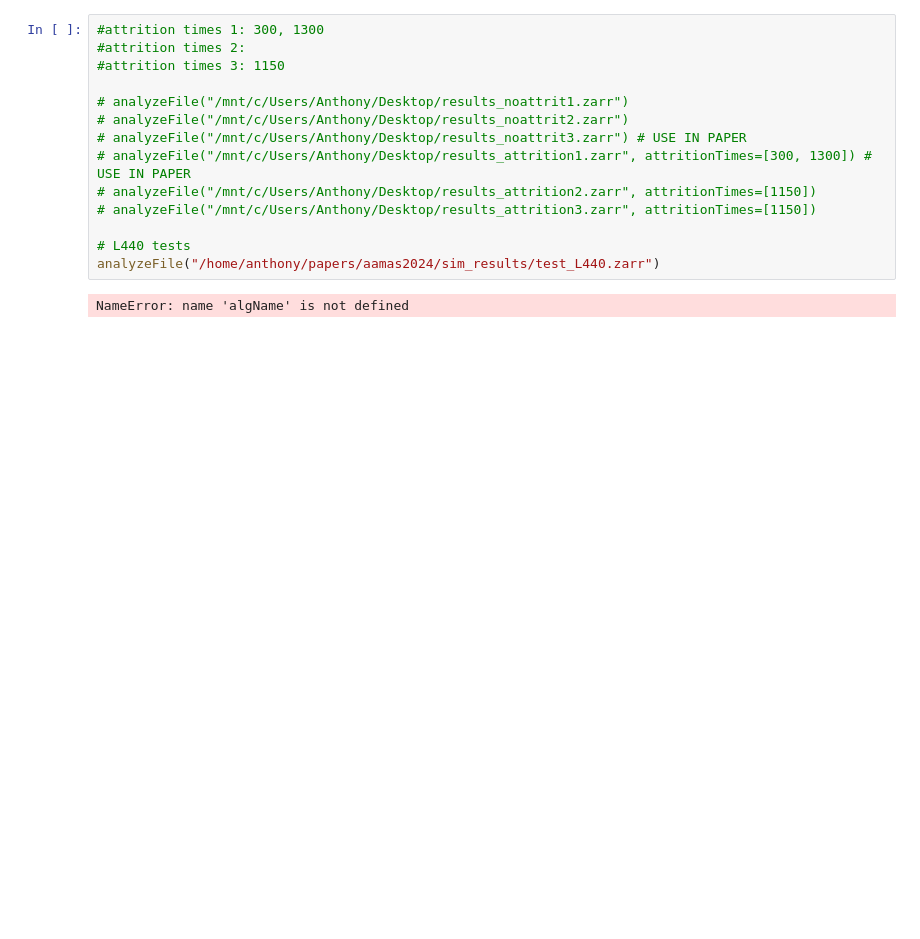
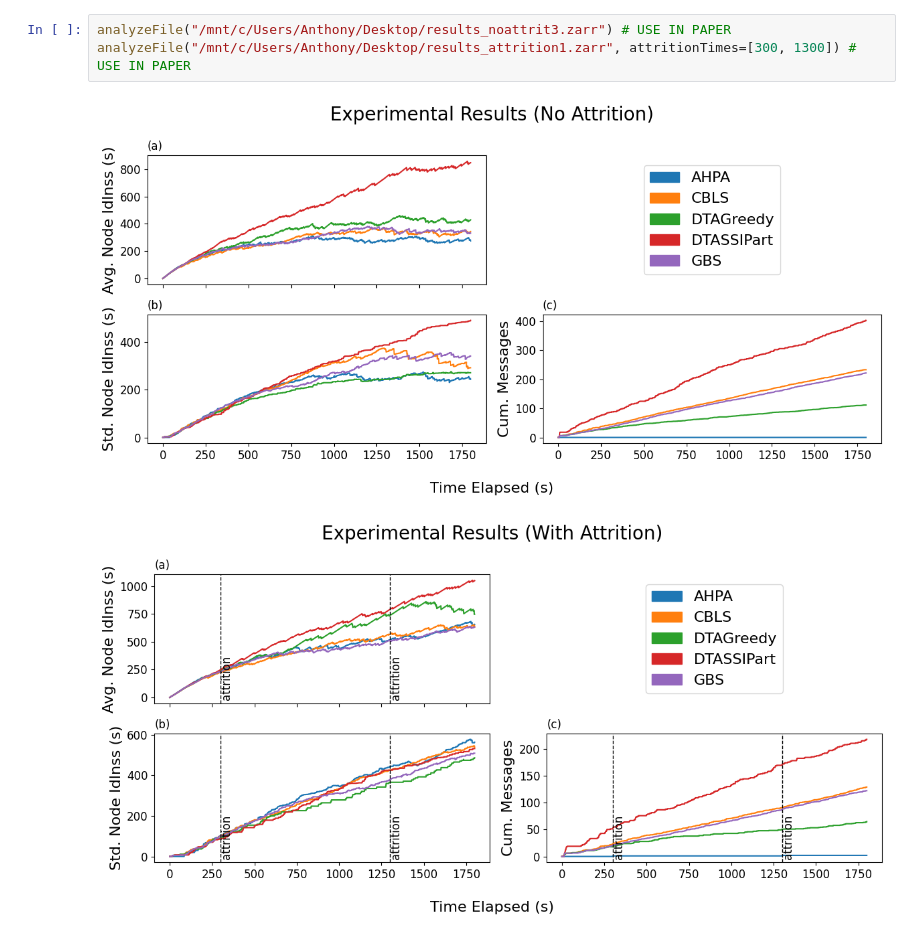
Before and after one commit to NU-IDEAS-Lab/patrolling_sim, a Jupyter notebook: src/patrol_algorithms_ahpa/data-analysis.ipynb, the cells around one changed output. Drawn from its saved outputs; the diff is of its cells as text; blank space fills up the shorter version.

```diff
--- a/src/patrol_algorithms_ahpa/data-analysis.ipynb
+++ b/src/patrol_algorithms_ahpa/data-analysis.ipynb
@@ -139,18 +179,8 @@ def displayMessages(inputs, labels, attritionTimes=[],
 
 # analyzeRun(zarr.open("/mnt/c/Users/Anthony/Desktop/results_noattrit3.zarr", "r")["cumberland_6"]["DTAGreedy"]["run_1"])
-# %%
-#attrition times 1: 300, 1300
-#attrition times 2:
-#attrition times 3: 1150
-
-# analyzeFile("/mnt/c/Users/Anthony/Desktop/results_noattrit1.zarr")
-# analyzeFile("/mnt/c/Users/Anthony/Desktop/results_noattrit2.zarr")
-# analyzeFile("/mnt/c/Users/Anthony/Desktop/results_noattrit3.zarr") # USE IN PAPER
-# analyzeFile("/mnt/c/Users/Anthony/Desktop/results_attrition1.zarr", attritionTimes=[300, 1300]) # USE IN PAPER
-# analyzeFile("/mnt/c/Users/Anthony/Desktop/results_attrition2.zarr", attritionTimes=[1150])
-# analyzeFile("/mnt/c/Users/Anthony/Desktop/results_attrition3.zarr", attritionTimes=[1150])
-
-# L440 tests
-analyzeFile("/home/anthony/papers/aamas2024/sim_results/test_L440.zarr")
-# %% [output]
-NameError: name 'algName' is not defined
+# %%
+analyzeFile("/mnt/c/Users/Anthony/Desktop/results_noattrit3.zarr") # USE IN PAPER
+analyzeFile("/mnt/c/Users/Anthony/Desktop/results_attrition1.zarr", attritionTimes=[300, 1300]) # USE IN PAPER
+# %% [output]
+[figure, added]
+[figure, added]
```
Also changed, not shown: parts of 2 cells of this notebook.
